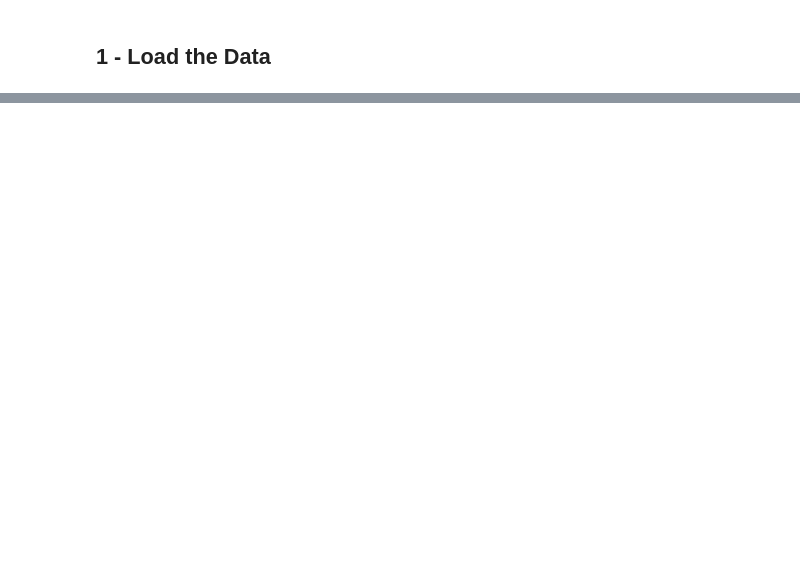
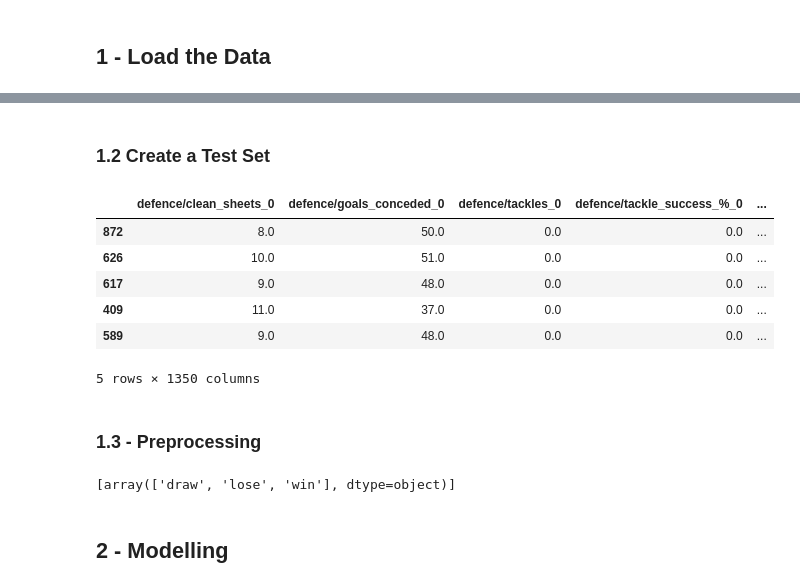
Before and after one commit to minhngt62/ds-epl-matches, a Jupyter notebook: notebooks/04_modelling.ipynb, the cells around one changed output, grey strips where cells are left out. Cells and saved outputs as stored; diff of their text form; code cells hidden in the pictures; blank space fills up the shorter version.

Commit message:
Models on full player data

```diff
--- a/notebooks/04_modelling.ipynb
+++ b/notebooks/04_modelling.ipynb
@@ -58,0 +74,18 @@ df_match.head()
+# %% [markdown]
+### 1.2 Create a Test Set
+# %%
+# Split train-test
+from sklearn.model_selection import train_test_split
+test_size = 0.2
+X_train, X_test, y_train, y_test = train_test_split(df_match.iloc[:, 1:], df_match["home_result"], test_size=test_size, random_state=42)
+X_train.head()
+# %% [output]
+|  | defence/clean_sheets_0 | defence/goals_conceded_0 | defence/tackles_0 | defence/tackle_success_%_0 | ... |
+| 872 | 8.0 | 50.0 | 0.0 | 0.0 | ... |
+| 626 | 10.0 | 51.0 | 0.0 | 0.0 | ... |
+| 617 | 9.0 | 48.0 | 0.0 | 0.0 | ... |
+| 409 | 11.0 | 37.0 | 0.0 | 0.0 | ... |
+| 589 | 9.0 | 48.0 | 0.0 | 0.0 | ... |
+5 rows × 1350 columns
+# %% [markdown]
+### 1.3 - Preprocessing
@@ -58,0 +104,9 @@ df_match.head()
+# %%
+# Transform the training data
+X_prep = pipe_predictor_preprocess.fit_transform(X_train)
+y_prep = pipe_label_preprocess.fit_transform(y_train.values.reshape(-1, 1))
+pipe_label_preprocess["encoder"].categories_
+# %% [output]
+[array(['draw', 'lose', 'win'], dtype=object)]
+# %% [markdown]
+## 2 - Modelling
```
Also changed, not shown: parts of 20 cells of this notebook.
